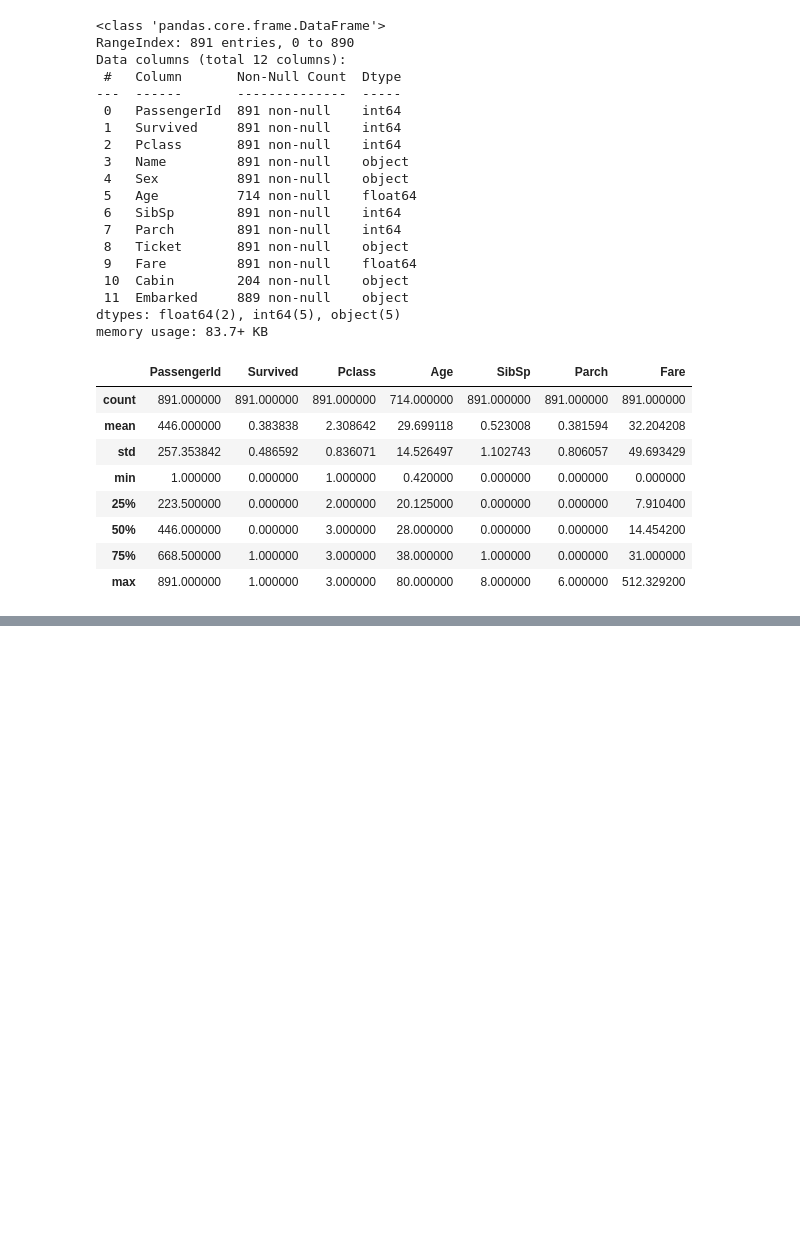
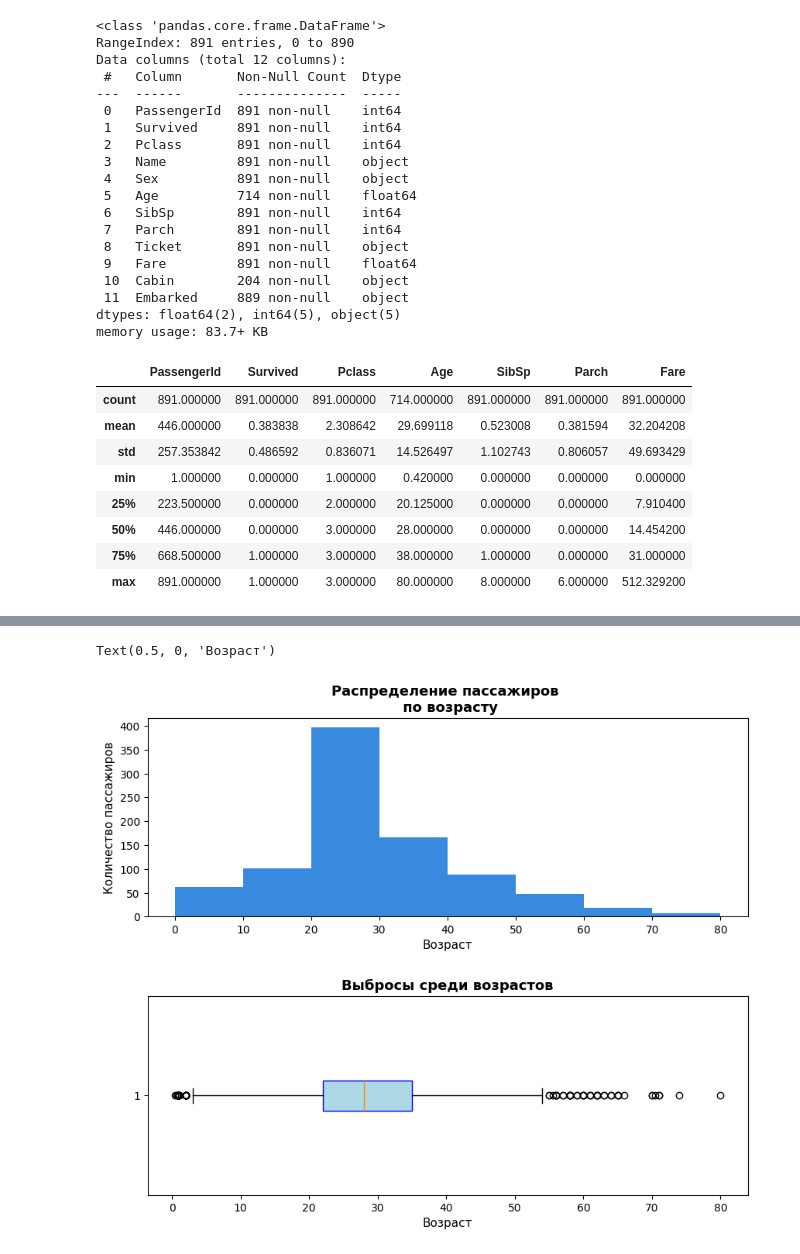
Before and after one commit to Pyatirov/Industrial_DMS_design, a Jupyter notebook: Task1-EDA-Titanic.ipynb, the cells around one changed output, grey strips where cells are left out. Cells and saved outputs as stored; diff of their text form; code cells hidden in the pictures; blank space fills up the shorter version.

Commit message:
Добавил комментарии, структурировал, разбил на блоки, добавил первый boxplot

```diff
--- a/Task1-EDA-Titanic.ipynb
+++ b/Task1-EDA-Titanic.ipynb
@@ -93 +116,38 @@ dtype: int64
+# %%
+# Создание подложки для графиков и сетки (Age)
+fig2 = plt.figure(figsize=(10, 8))
+gs = gridspec.GridSpec(2, 1, figure=fig2, hspace=0.4, wspace=0)
+
+
+# Гистограмма распределения пассажиров по возрасту
+age_hist = fig1.add_subplot(gs[0,0])
+age_counts = train_data["Age"]
+age_bins = [0, 10, 20, 30, 40, 50, 60, 70, 80]
+age_hist.hist(
+    age_counts,
+    bins = age_bins,
+    color = [BLUE]
+)
+
+# Настройка заголовка, подписей и разметки осей
+age_hist.set_title("Распределение пассажиров \n по возрасту", fontsize=13, fontweight="bold")
+age_hist.set_xlabel("Возраст", fontsize=11)
+age_hist.set_ylabel("Количество пассажиров", fontsize=11)
+age_hist.set_xticks(age_bins)
+
+
+# "Ящик с усами" для возрастов
+age_boxplot = fig2.add_subplot(gs[1,0])
+age_boxplot.boxplot(
+    age_counts,
+    orientation='horizontal',
+    patch_artist=True,
+    boxprops=dict(facecolor='lightblue', color='blue'))
+
+# Настройка подписей осей
+age_boxplot.set_title("Выбросы среди возрастов", fontsize=13, fontweight="bold")
+age_boxplot.set_xlabel("Возраст", fontsize=11)
+# %% [output]
+Text(0.5, 0, 'Возраст')
+[figure, added]
 # %%
```
Also changed, not shown: parts of 11 cells of this notebook.
